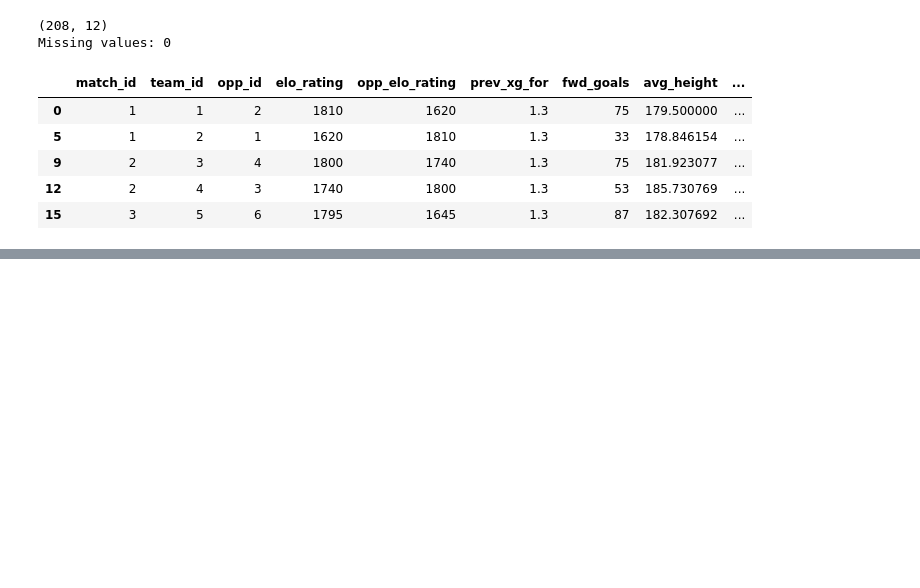
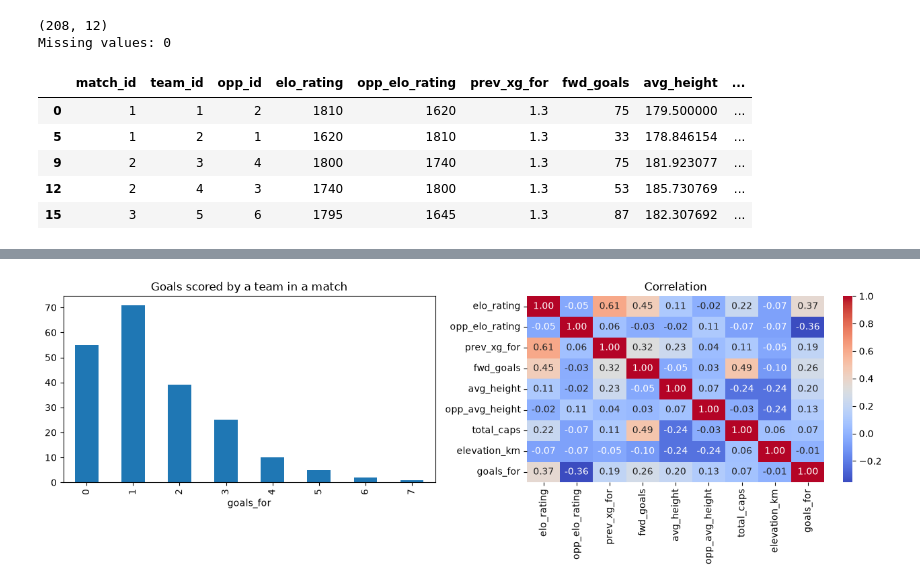
Before and after one commit to qualiky/fifa-world-cup-2026-analysis, a Jupyter notebook: notebooks/sairaj-kiran-notebook.ipynb, the cells around one changed output, grey strips where cells are left out. Cells and saved outputs as stored; diff of their text form; code cells hidden in the pictures; blank space fills up the shorter version.

```diff
--- a/notebooks/sairaj-kiran-notebook.ipynb
+++ b/notebooks/sairaj-kiran-notebook.ipynb
@@ -319,0 +335,11 @@ Missing values: 0
+# %%
+# how many goals teams scored, and how each features realtes to goals
+fig, ax = plt.subplots(1, 2, figsize=(13, 4.5))
+lr2["goals_for"].value_counts().sort_index().plot(kind="bar", ax=ax[0])
+ax[0].set_title("Goals scored by a team in a match")
+sns.heatmap(lr2[features2 + ["goals_for"]].corr(), annot=True, fmt=".2f", cmap="coolwarm", ax=ax[1])
+ax[1].set_title("Correlation")
+plt.tight_layout()
+plt.show()
+# %% [output]
+[figure, added]
```
Also changed, not shown: parts of 3 cells of this notebook.
